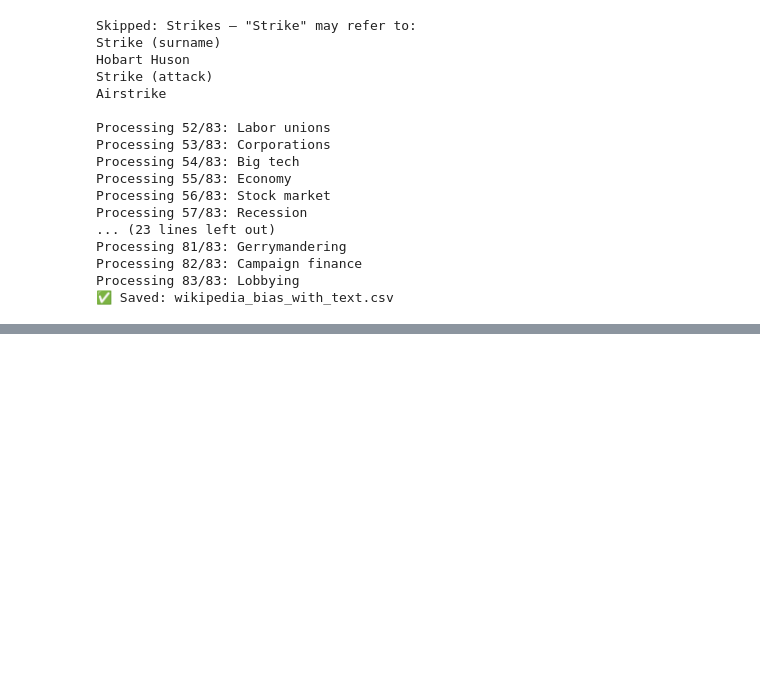
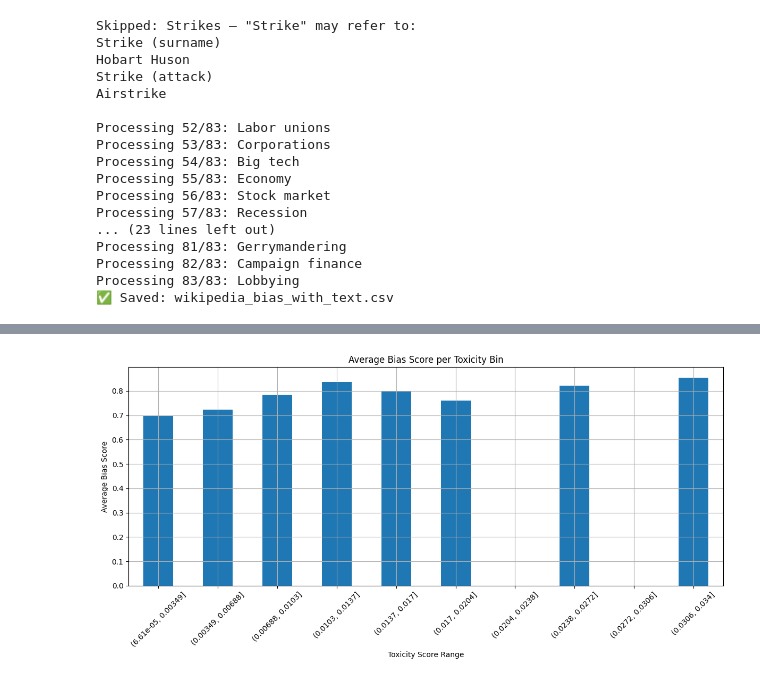
Before and after one commit to betanight/MayCodePudding, a Jupyter notebook: notebooks/article_test.ipynb, the cells around one changed output, grey strips where cells are left out. Drawn from its saved outputs; the diff is of its cells as text; code cells hidden in the pictures; blank space fills up the shorter version.

```diff
--- a/notebooks/article_test.ipynb
+++ b/notebooks/article_test.ipynb
@@ -399,0 +404,4 @@ Processing 83/83: Lobbying
+# %%
+dataset_path = os.path.join(os.pardir, 'scraped_data')
+
+wiki_model_df = pd.read_csv(os.path.join(dataset_path, 'wikipedia_bias_with_text.csv'))
@@ -399,0 +517,25 @@ Processing 83/83: Lobbying
+# %%
+import matplotlib.pyplot as plt
+import pandas as pd
+
+filtered_df = wiki_model_df[
+    (wiki_model_df["avg_toxicity"] != "ERROR") &
+    (wiki_model_df["avg_bias_score"] != "ERROR")
+].copy()
+
+filtered_df["avg_toxicity"] = filtered_df["avg_toxicity"].astype(float)
+filtered_df["avg_bias_score"] = filtered_df["avg_bias_score"].astype(float)
+filtered_df["toxicity_bin"] = pd.cut(filtered_df["avg_toxicity"], bins=10)
+
+plt.figure(figsize=(12, 6))
+filtered_df.groupby("toxicity_bin")["avg_bias_score"].mean().plot(kind="bar")
+
+plt.xlabel("Toxicity Score Range")
+plt.ylabel("Average Bias Score")
+plt.title("Average Bias Score per Toxicity Bin")
+plt.xticks(rotation=45)
+plt.tight_layout()
+plt.grid(True)
+plt.show()
+# %% [output]
+[figure, added]
```
Also changed, not shown: parts of 19 cells of this notebook, 1 other file.
